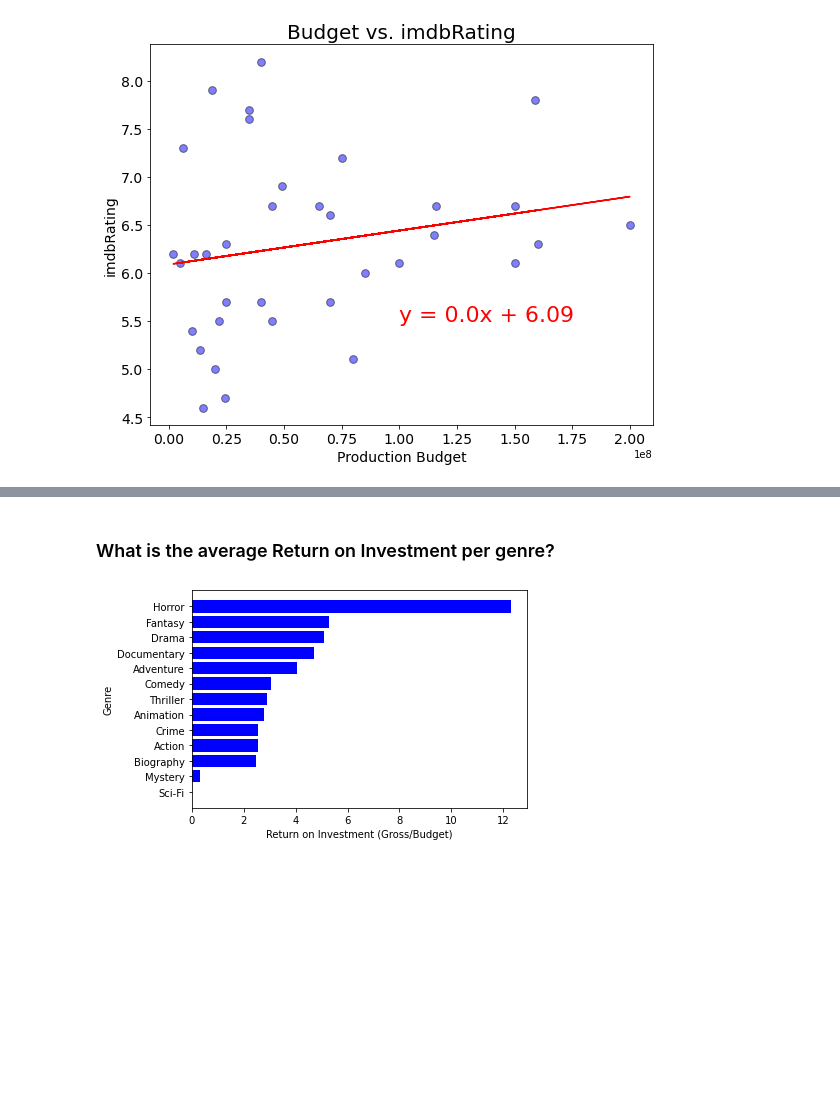
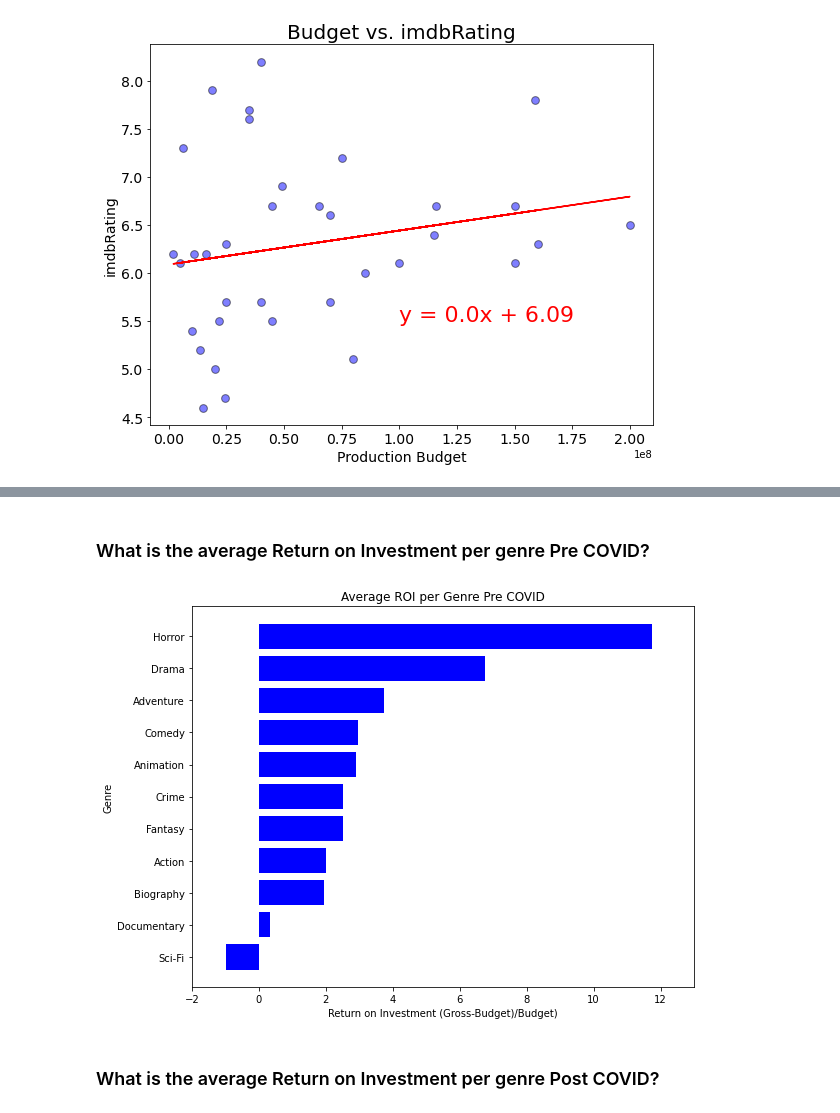
Before and after one commit to csamaro/project_01_group_11_movies, a Jupyter notebook: analysis_scripts/scatter_vs.ipynb, the cells around one changed output, grey strips where cells are left out. Drawn from its saved outputs; the diff is of its cells as text; code cells hidden in the pictures; blank space fills up the shorter version.

```diff
--- a/analysis_scripts/scatter_vs.ipynb
+++ b/analysis_scripts/scatter_vs.ipynb
@@ -75,7 +77,9 @@ def sp(a,b,c,d,e,f,g):
 # %%
 #BoxOffice definition
 box_office = clean_df.loc[(clean_df["CurrencyBudget"]=="USD")&(clean_df["CurrencyGross"]=="USD")]
-box_office["ROI"] = box_office["Gross"]/box_office["Budget"]
+
+#ROI and Profit columns
+box_office["ROI"] = (box_office["Gross"]-box_office["Budget"])/box_office["Budget"]
 box_office["Profit"] = box_office["Gross"]-box_office["Budget"]
 # %% [output]
 A value is trying to be set on a copy of a slice from a DataFrame.
@@ -381,11 +458,16 @@ plt.show()
 # %% [markdown]
-### What is the average Return on Investment per genre?
+### What is the average Return on Investment per genre Pre COVID?
 # %%
-genre_roi = box_office.groupby("Genre")["ROI"].mean()
+genre_roi = box_office_pre.groupby("Genre")["ROI"].mean()
 genre_roi.sort_values(ascending=True,inplace=True)
+plt.figure(figsize=(9,7))
 plt.barh(genre_roi.index,genre_roi,color="blue")
-plt.xlabel("Return on Investment (Gross/Budget)")
+plt.xlabel("Return on Investment (Gross-Budget)/Budget)")
 plt.ylabel("Genre")
+plt.title("Average ROI per Genre Pre COVID")
+plt.xlim(-2,13)
 plt.show()
 # %% [output]
-[figure, old version]
+[figure, new version]
+# %% [markdown]
+### What is the average Return on Investment per genre Post COVID?
```
Also changed, not shown: parts of 64 cells of this notebook, 2 other files.
